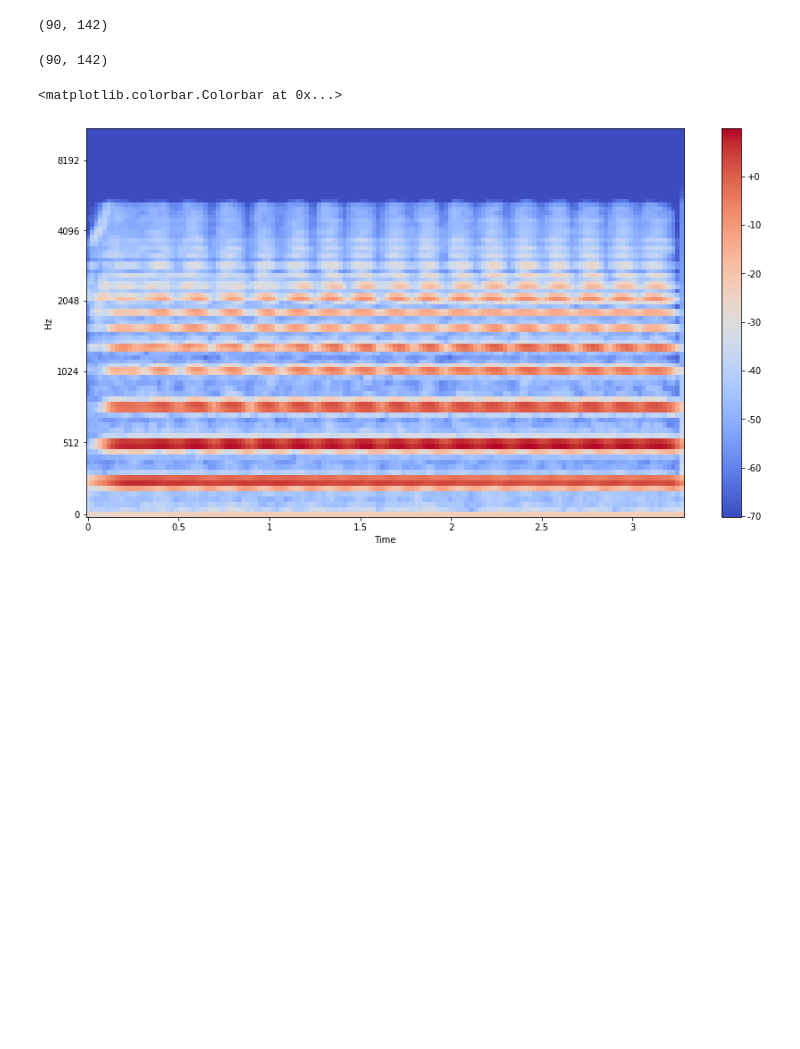
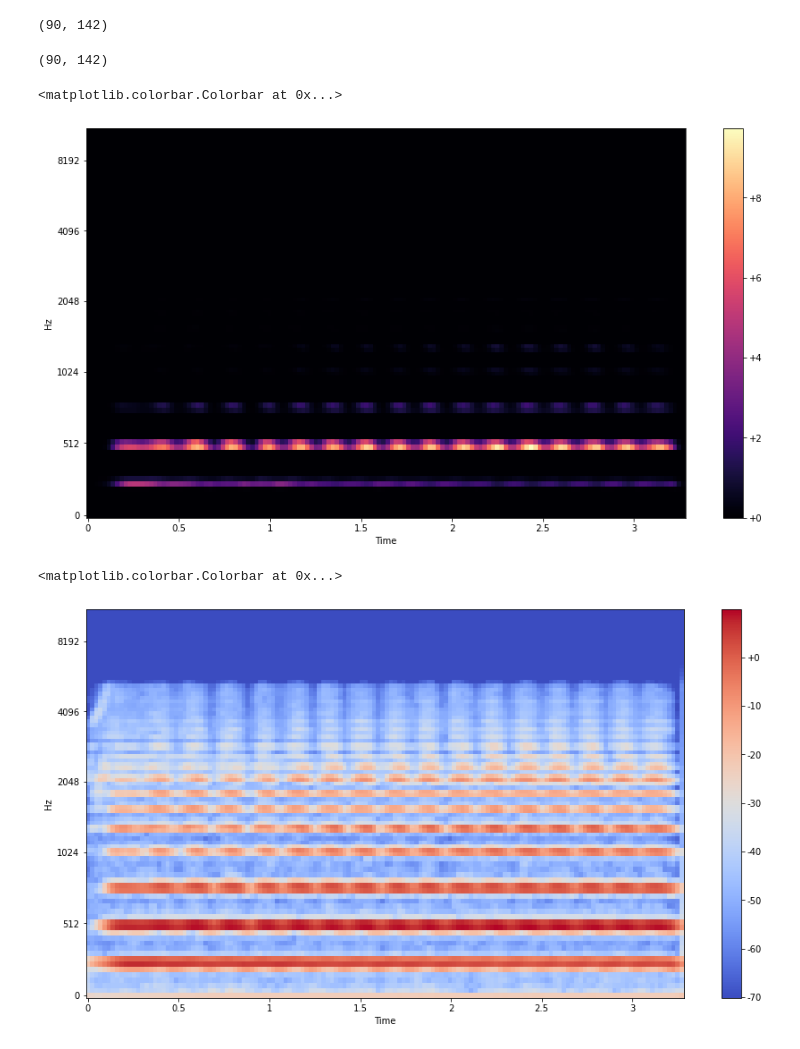
Before and after one commit to imferrer/music_box, a Jupyter notebook: Code/audio_processing.ipynb, the cells around one changed output. Saved outputs shown, nothing was run; the diff lists cells and outputs as text; code cells hidden in the pictures; blank space fills up the shorter version.

Commit message:
modifications: mel plots, log mel reminder

```diff
--- a/Code/audio_processing.ipynb
+++ b/Code/audio_processing.ipynb
@@ -156,4 +164,4 @@ plt.colorbar(format="%+2.f")
 # %% [markdown]
 ##### Extracting Mel Spectrogram
 # %%
-mel_spectrogram = librosa.feature.melspectrogram(fluteC4, sr1, n_fft=2048, hop_length=512, n_mels=90)
+mel_spectrogram = librosa.feature.melspectrogram(y=fluteC4, sr=sr1, n_fft=2048, hop_length=512, n_mels=90)
@@ -172,6 +181,15 @@ log_mel_spectrogram = librosa.power_to_db(mel_spectrogram)
 log_mel_spectrogram.shape
 # %% [output]
 (90, 142)
+# %%
+plt.figure(figsize=(15,8))
+librosa.display.specshow(mel_spectrogram,
+                         x_axis='time',
+                         y_axis='mel')
+plt.colorbar(format="%+2.f")
+# %% [output]
+<matplotlib.colorbar.Colorbar at 0x...>
+[figure, added]
 # %%
 plt.figure(figsize=(15,8))
 librosa.display.specshow(log_mel_spectrogram,
```
Also changed, not shown: parts of 7 cells of this notebook, 3 other files.
